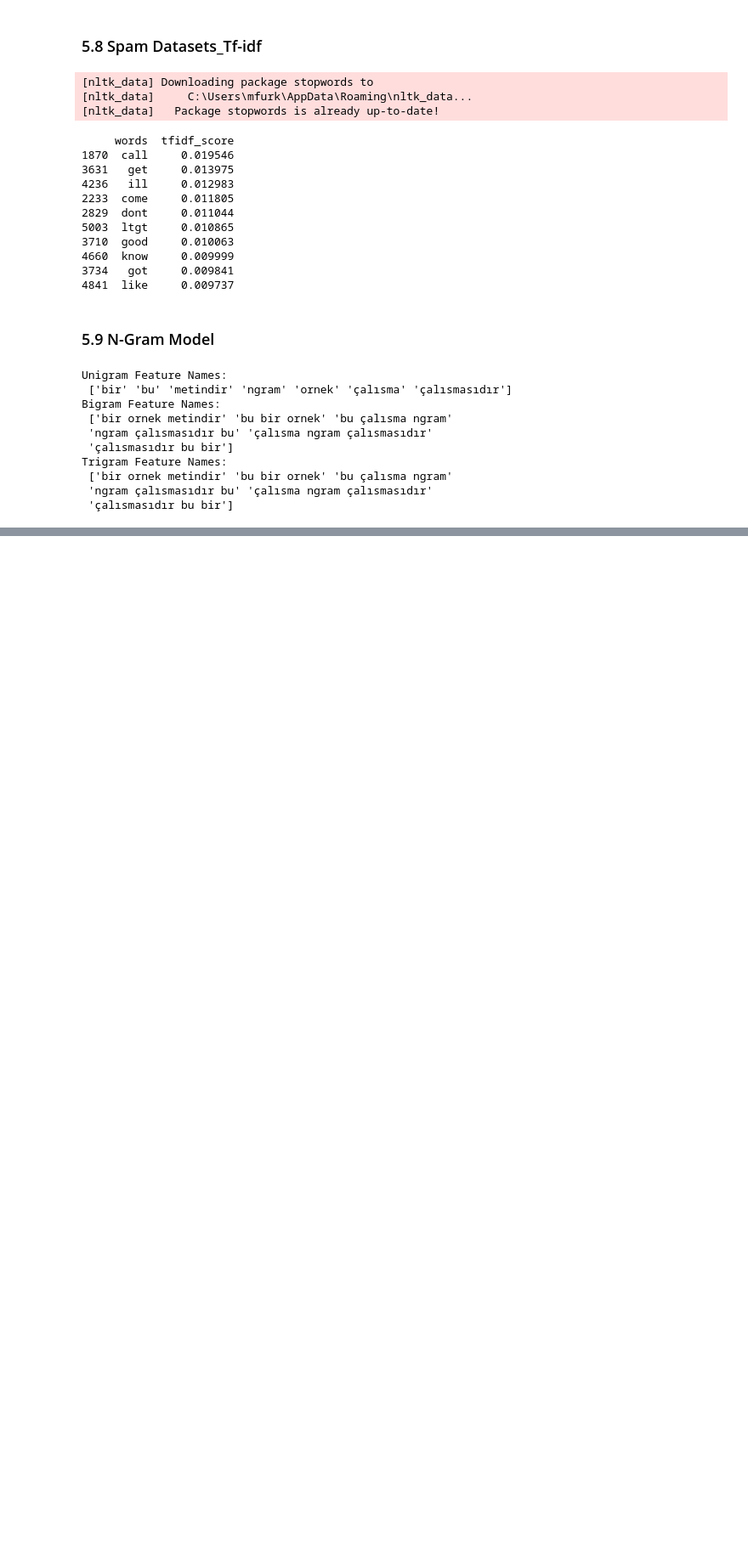
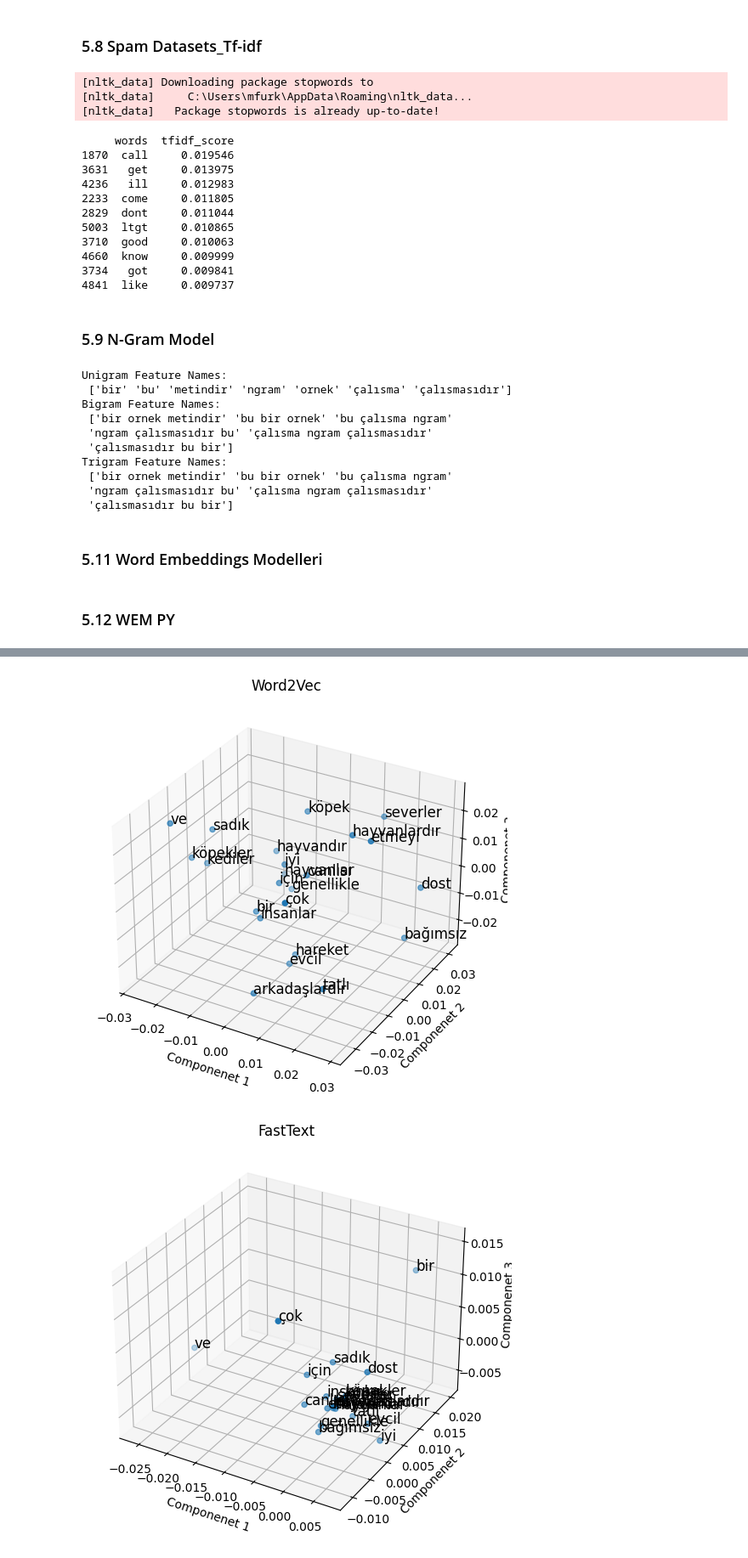
Before and after one commit to muhammetfurkanaltin/NLP_Learning, a Jupyter notebook: 5.unit_MTemsili.ipynb, the cells around one changed output, grey strips where cells are left out. Shown at 85% size. Cells and saved outputs as stored; diff of their text form; code cells hidden in the pictures; blank space fills up the shorter version.

```diff
--- a/5.unit_MTemsili.ipynb
+++ b/5.unit_MTemsili.ipynb
@@ -242,3 +242,5 @@ Trigram Feature Names:
  ['bir ornek metindir' 'bu bir ornek' 'bu çalısma ngram'
  'ngram çalısmasıdır bu' 'çalısma ngram çalısmasıdır'
  'çalısmasıdır bu bir']
+# %% [markdown]
+### 5.11 Word Embeddings Modelleri
@@ -244,0 +257,62 @@ Trigram Feature Names:
+# %% [markdown]
+### 5.12 WEM PY
+# %%
+%pip install gensim -q
+
+import pandas as pd
+import matplotlib.pyplot as plt
+
+from sklearn.decomposition import PCA
+
+from gensim.models import Word2Vec, FastText
+from gensim.utils import simple_preprocess
+
+# ornek veri seti olsutur
+sentences = [
+    "Köpek çok tatlı bir hayvandır.",
+    "Köpekler evcil hayvanlardır.",
+    "Kediler genellikle bağımsız hareket etmeyi severler,",
+    "Köpekler sadık ve dost canlısı hayvanlardır.",
+    "Hayvanlar insanlar için iyi arkadaşlardır.",
+]
+
+tokenized_sentences = [ simple_preprocess(sentence) for sentence in sentences]
+
+# word2vec
+word2_vec_model = Word2Vec(sentences = tokenized_sentences, vector_size = 100,
+                            window = 5, min_count = 1, sg=0)
+
+# fasttext
+fasttext_model = FastText(sentences = tokenized_sentences, vector_size = 100,
+                            window = 5, min_count = 1, sg=0)
+
+# gorsellestirme : PCA
+
+def plot_word_embedding(model, title):
+    word_vectors = model.wv
+    words = list(word_vectors.index_to_key)[:1000]
+    vectors = [word_vectors[word] for word in words]
+
+    # PCA
+    pca = PCA(n_components=3)
+    redduced_vectors = pca.fit_transform(vectors)
+
+    # 3d gorsellestirme
+    fig = plt.figure(figsize = (8,6))
+    ax = fig.add_subplot(111, projection = "3d")
+
+    # vektorleri ciz
+    ax.scatter(redduced_vectors[:,0], redduced_vectors[:,1], redduced_vectors[:,2])
+
+    # kelimeleri etiketle
+    for i, word in enumerate(words):
+        ax.text(redduced_vectors[i,0],redduced_vectors[i,1],redduced_vectors[i,2], word , fontsize = 12)
+
+    ax.set_title(title)
+    ax.set_xlabel("Componenet 1")
+    ax.set_ylabel("Componenet 2")
+    ax.set_zlabel("Componenet 3")
+
+plot_word_embedding(word2_vec_model, "Word2Vec")
+plot_word_embedding(fasttext_model, "FastText")
+# %% [output]
@@ -244,0 +320,2 @@ Trigram Feature Names:
+[figure, added]
+[figure, added]
```
Also changed, not shown: parts of 10 cells of this notebook, 2 other files.
